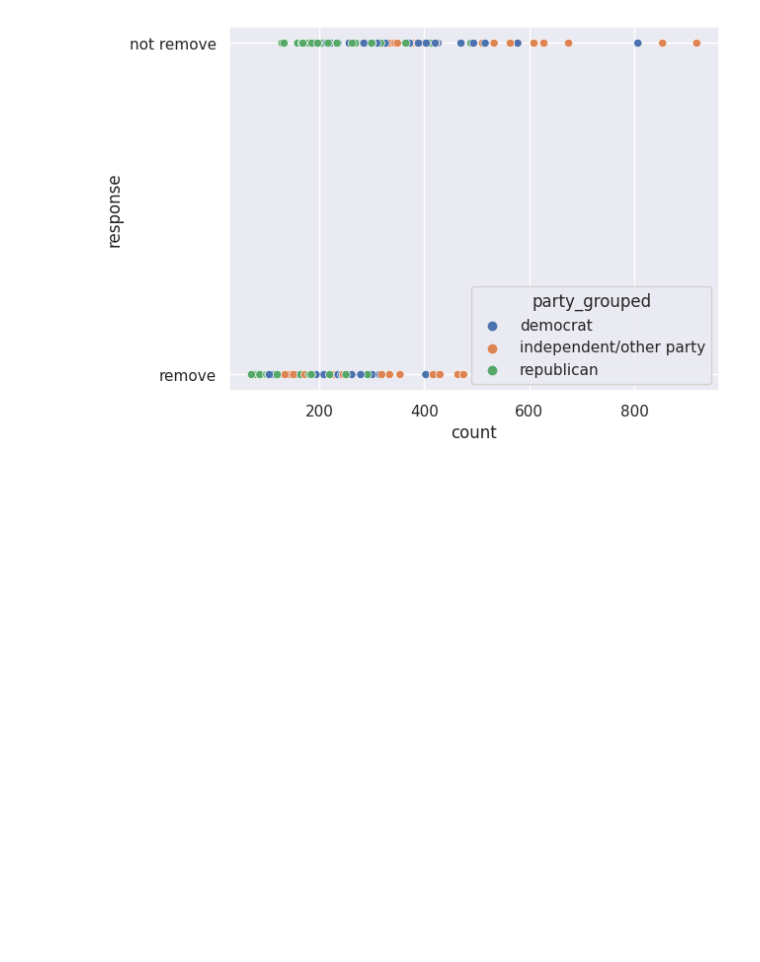
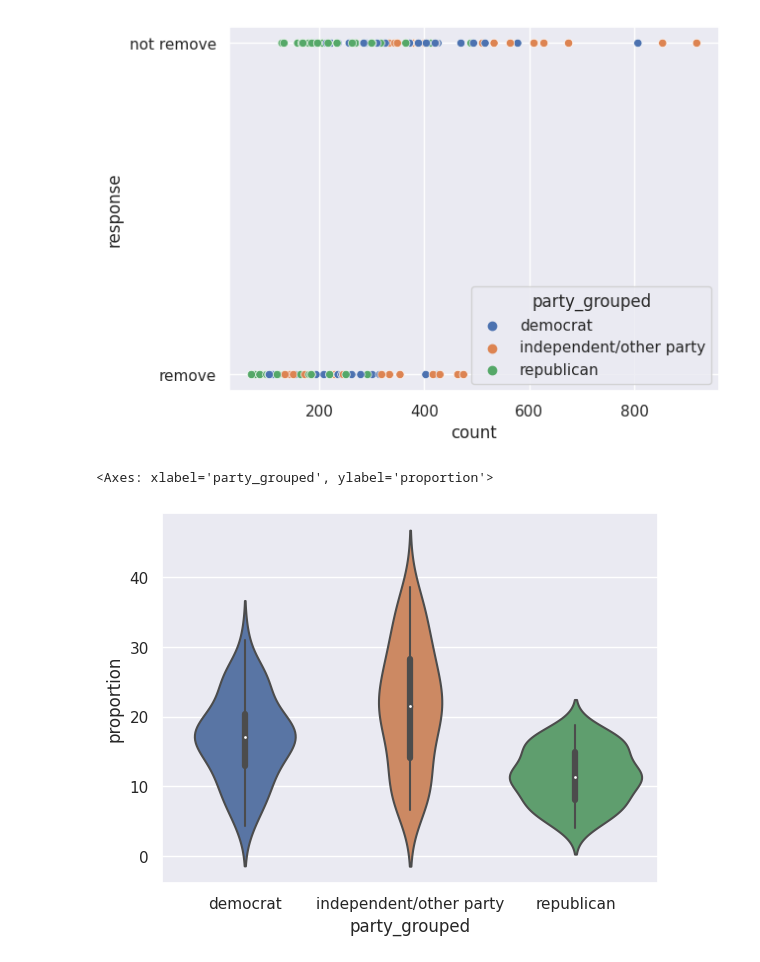
Before and after one commit to manaswinit26/group19, a Jupyter notebook: lab1 (1).ipynb, the cells around one changed output. Saved outputs shown, nothing was run; the diff lists cells and outputs as text; code cells hidden in the pictures; blank space fills up the shorter version.

```diff
--- a/lab1 (1).ipynb
+++ b/lab1 (1).ipynb
@@ -282,3 +282,8 @@ sns.scatterplot(data=df, x='count', y='response',hue='party_grouped')
 # %% [output]
 <Axes: xlabel='count', ylabel='response'>
 [figure]
+# %%
+sns.violinplot(x='party_grouped',y='proportion',data=df)
+# %% [output]
+<Axes: xlabel='party_grouped', ylabel='proportion'>
+[figure, added]
```
